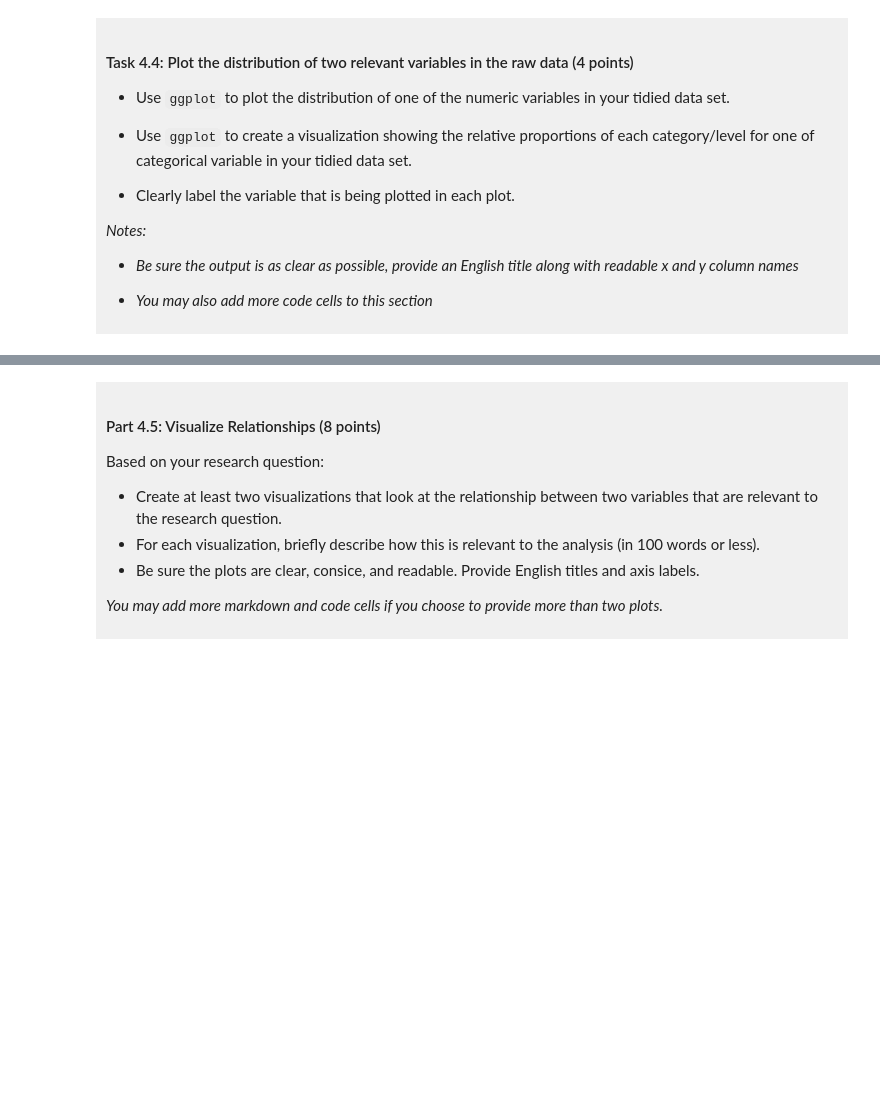
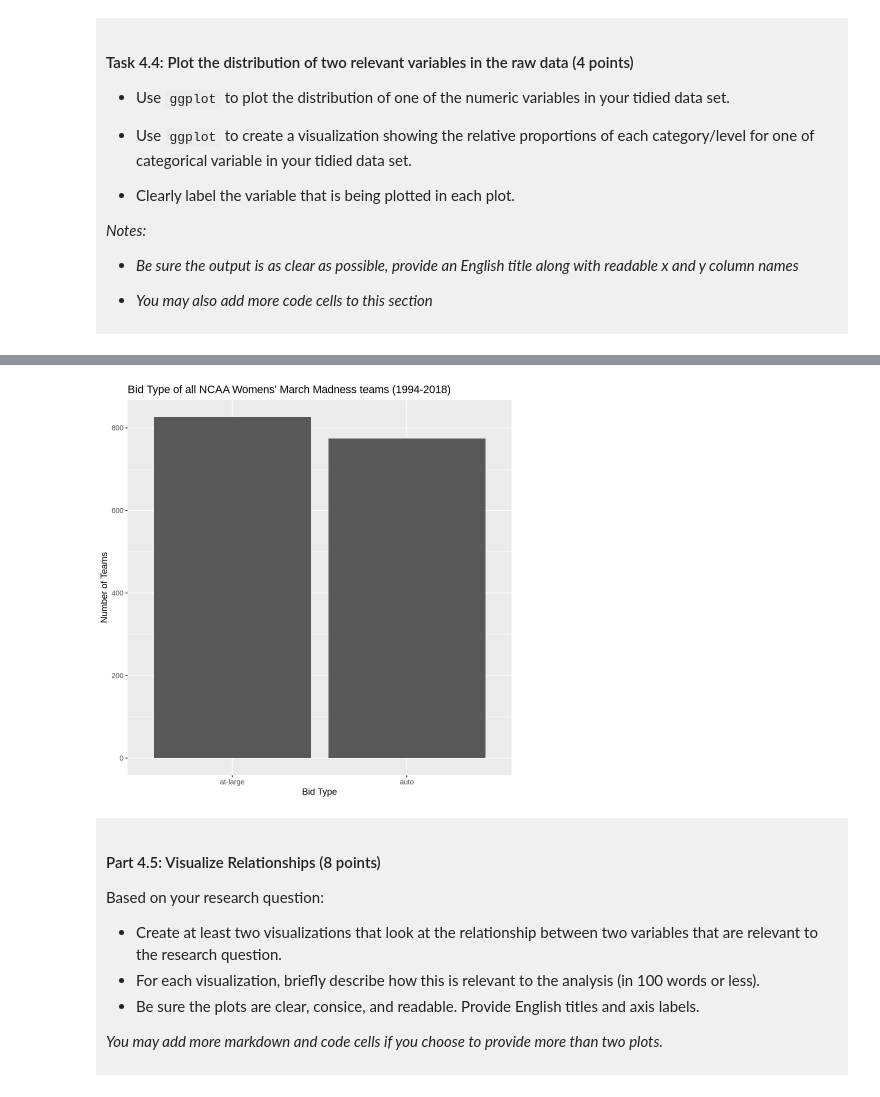
Before and after one commit to mclee13/dsci-100-project-matthew-lee, a Jupyter notebook: dsci-100-project-notebook.ipynb, the cells around one changed output, grey strips where cells are left out. Cells and saved outputs as stored; diff of their text form; code cells hidden in the pictures; blank space fills up the shorter version.

```diff
--- a/dsci-100-project-notebook.ipynb
+++ b/dsci-100-project-notebook.ipynb
@@ -296,5 +345,10 @@ You will refine your research question (if needed) and produce a tidy data set.
 # %%
-### EDIT THIS CODE CELL FOR PLOT 2 ###
+plot4.4b <- ggplot(tidy_data, aes(x = bid)) +
+geom_bar() +
+labs(x = "Bid Type", y = "Number of Teams", title = "Bid Type of all NCAA Womens' March Madness teams (1994-2018)")
+plot4.4b
+# %% [output]
+[figure, added]
 # %% [markdown]
 <div style="background-color: #f0f0f0; padding: 10px;">
 
```
Also changed, not shown: parts of 12 cells of this notebook.
